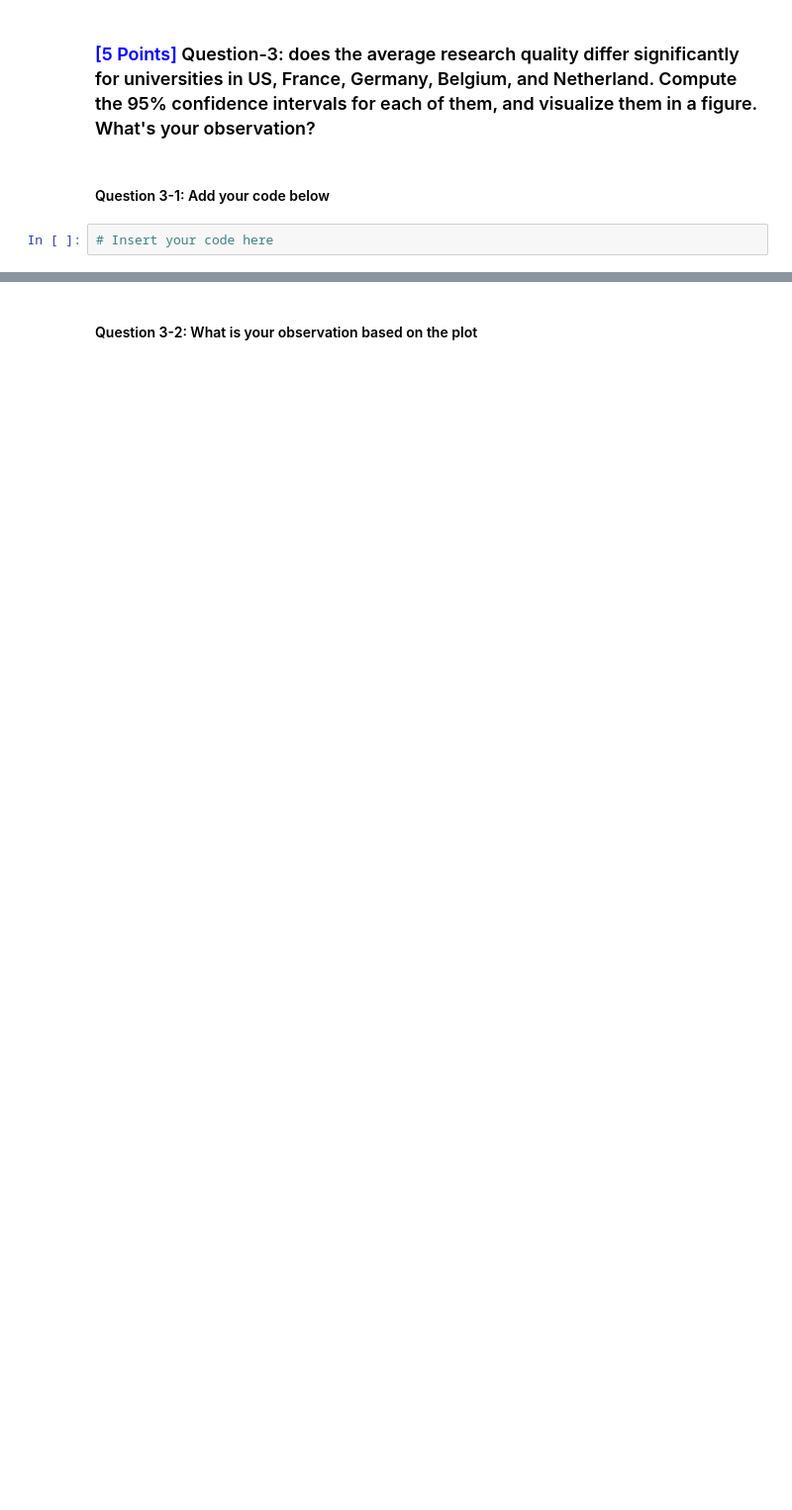
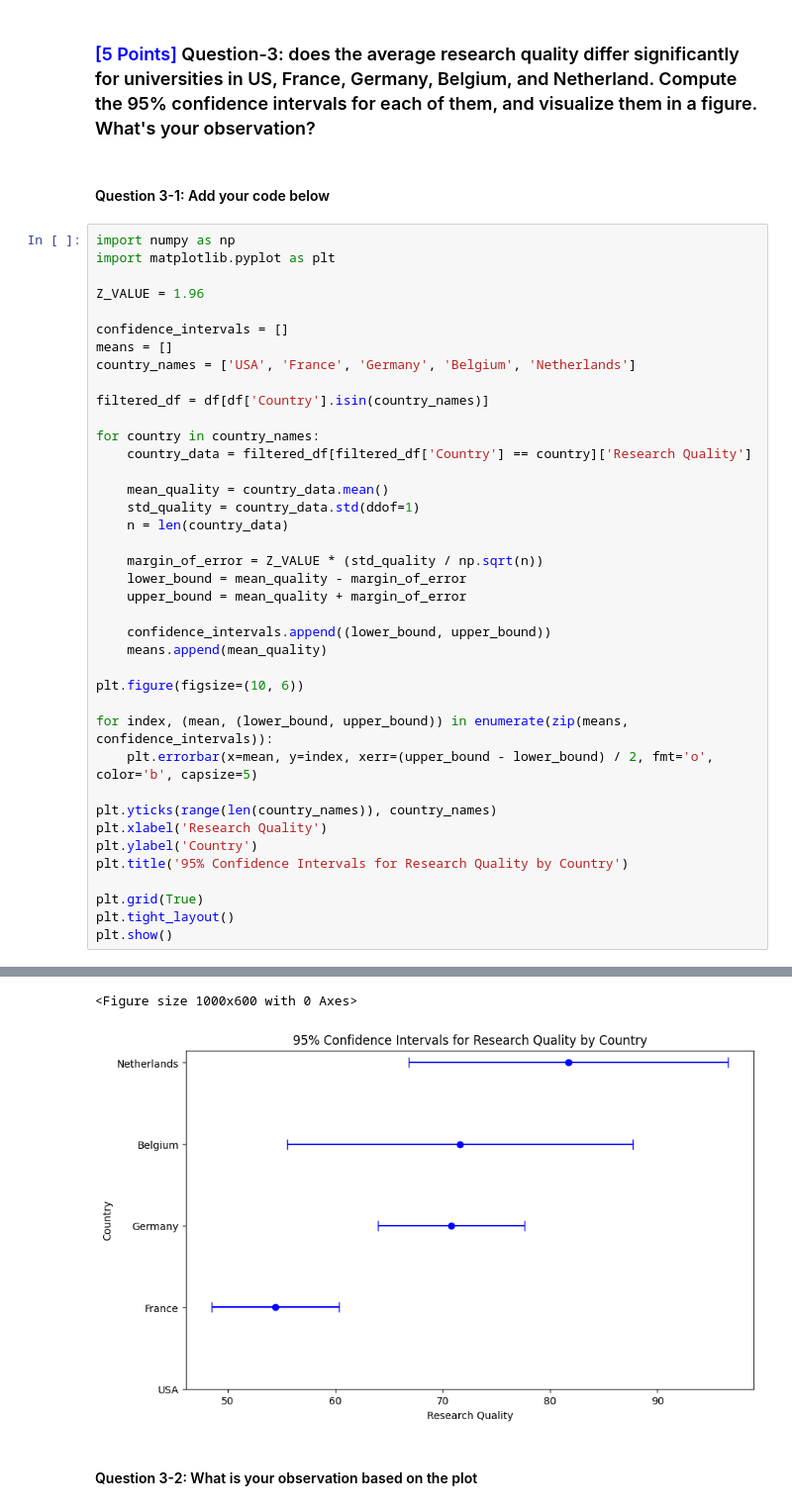
Before and after one commit to sozureke/statistic, a Jupyter notebook: TP2_Linear_Correlation.ipynb, the cells around one changed output, grey strips where cells are left out. Shown at 99% size. Cells and saved outputs as stored; diff of their text form; blank space fills up the shorter version.

```diff
--- a/TP2_Linear_Correlation.ipynb
+++ b/TP2_Linear_Correlation.ipynb
@@ -546,4 +761,42 @@ Answer:
 # %% [markdown]
 #### Question 3-1: Add your code below
 # %%
-# Insert your code here
+import numpy as np
+import matplotlib.pyplot as plt
+
+Z_VALUE = 1.96
+
+confidence_intervals = []
+means = []
+country_names = ['USA', 'France', 'Germany', 'Belgium', 'Netherlands']
+
+filtered_df = df[df['Country'].isin(country_names)]
+
+for country in country_names:
+    country_data = filtered_df[filtered_df['Country'] == country]['Research Quality']
+
+    mean_quality = country_data.mean()
+    std_quality = country_data.std(ddof=1)
+    n = len(country_data)
+
+    margin_of_error = Z_VALUE * (std_quality / np.sqrt(n))
+    lower_bound = mean_quality - margin_of_error
+    upper_bound = mean_quality + margin_of_error
+
+    confidence_intervals.append((lower_bound, upper_bound))
+    means.append(mean_quality)
+
+plt.figure(figsize=(10, 6))
+
+for index, (mean, (lower_bound, upper_bound)) in enumerate(zip(means, confidence_intervals)):
+    plt.errorbar(x=mean, y=index, xerr=(upper_bound - lower_bound) / 2, fmt='o', color='b', capsize=5)
+
+plt.yticks(range(len(country_names)), country_names)
+plt.xlabel('Research Quality')
+plt.ylabel('Country')
+plt.title('95% Confidence Intervals for Research Quality by Country')
+
+plt.grid(True)
+plt.tight_layout()
+plt.show()
+# %% [output]
@@ -550,3 +806,5 @@ Answer:
+<Figure size 1000x600 with 0 Axes>
+[figure, added]
 # %% [markdown]
 #### Question 3-2: What is your observation based on the plot
 # %% [markdown]
```
Also changed, not shown: parts of 29 cells of this notebook.
